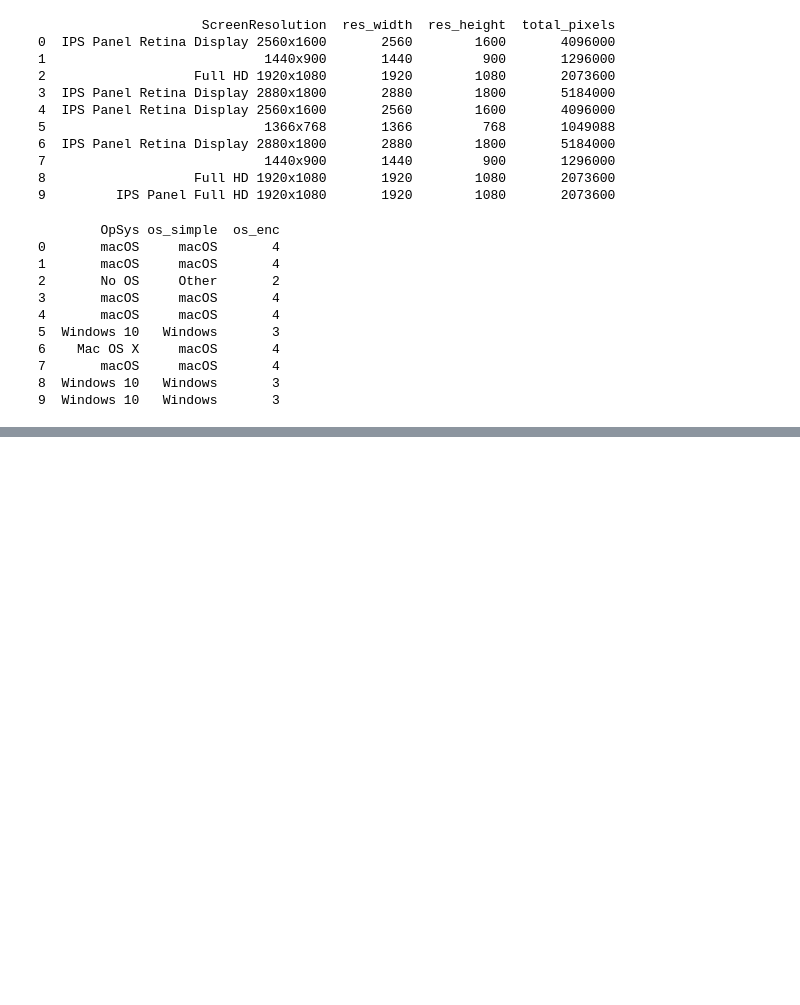
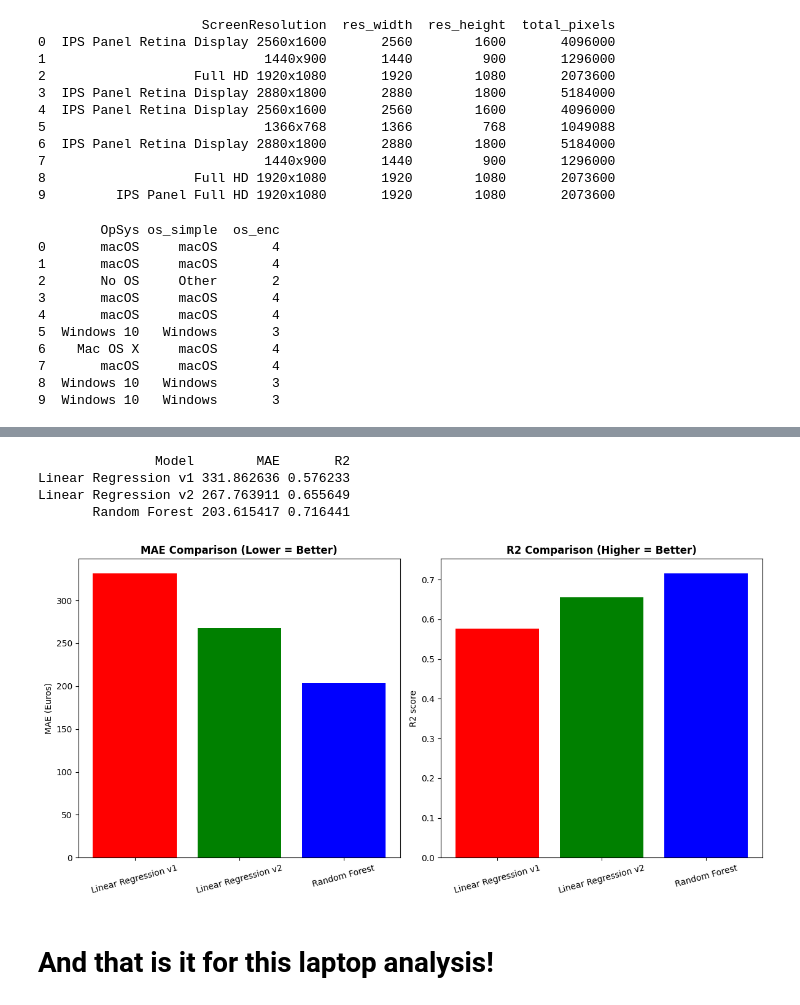
Before and after one commit to luongtheduc1605/Laptop-Price-Analysis, a Jupyter notebook: laptop_analysis.ipynb, the cells around one changed output, grey strips where cells are left out. Drawn from its saved outputs; the diff is of its cells as text; code cells hidden in the pictures; blank space fills up the shorter version.

```diff
--- a/laptop_analysis.ipynb
+++ b/laptop_analysis.ipynb
@@ -664,0 +727,31 @@ print(df[["OpSys", "os_simple", "os_enc"]].head(10))
+# %%
+results = pd.DataFrame({
+    "Model": ["Linear Regression v1", "Linear Regression v2", "Random Forest"],
+    "MAE": [mae, mae2, mae_rf],
+    "R2": [r2, r2_2, r2_rf]
+})
+
+print(results.to_string(index=False))
+
+fig, axes = plt.subplots(1, 2, figsize=(12,6))
+
+axes[0].bar(results["Model"], results["MAE"], color=["red","green", "blue"])
+axes[0].set_title("MAE Comparison (Lower = Better)", fontweight="bold")
+axes[0].set_ylabel("MAE (Euros)")
+axes[0].tick_params(axis="x", rotation=15)
+
+axes[1].bar(results["Model"], results["R2"], color=["red", "green", "blue"])
+axes[1].set_title("R2 Comparison (Higher = Better)", fontweight="bold")
+axes[1].set_ylabel("R2 score")
+axes[1].tick_params(axis="x", rotation=15)
+
+plt.tight_layout()
+plt.show()
+# %% [output]
+               Model        MAE       R2
+Linear Regression v1 331.862636 0.576233
+Linear Regression v2 267.763911 0.655649
+       Random Forest 203.615417 0.716441
+[figure, added]
+# %% [markdown]
+# And that is it for this laptop analysis!
```
Also changed, not shown: parts of 6 cells of this notebook.
